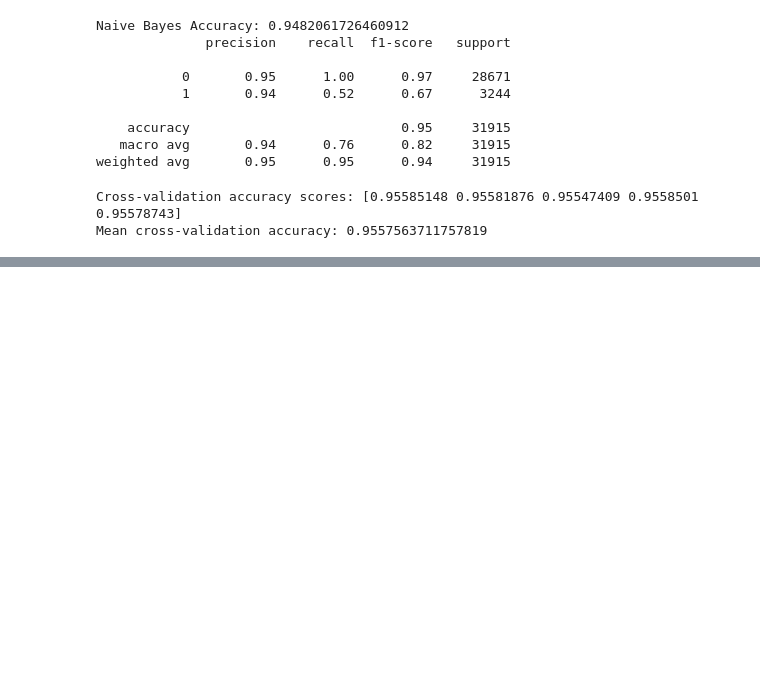
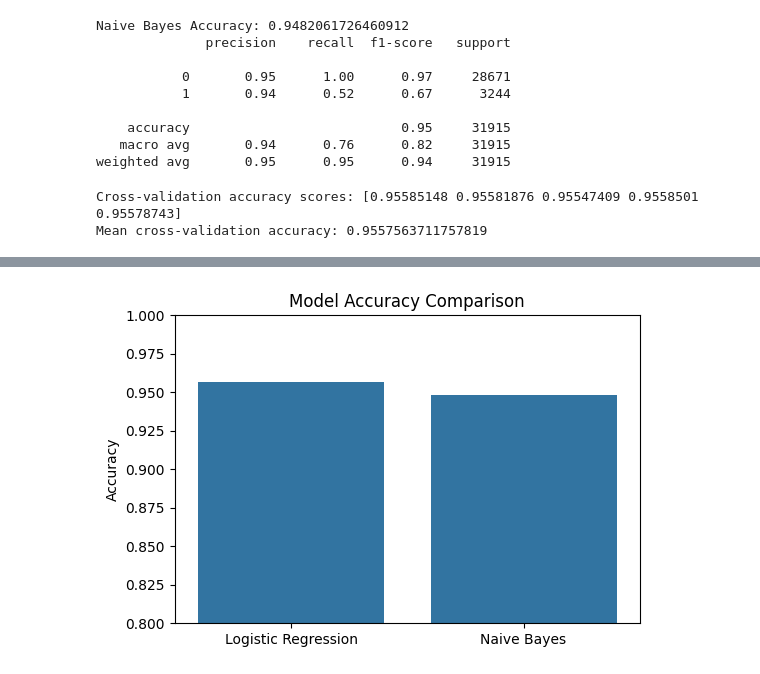
Before and after one commit to jasrulete/toxic-comment-detector, a Jupyter notebook: notebooks/toxic_comment_training.ipynb, the cells around one changed output, grey strips where cells are left out. Saved outputs shown, nothing was run; the diff lists cells and outputs as text; code cells hidden in the pictures; blank space fills up the shorter version.

```diff
--- a/notebooks/toxic_comment_training.ipynb
+++ b/notebooks/toxic_comment_training.ipynb
@@ -200,0 +257,16 @@ Mean cross-validation accuracy: 0.9557563711757819
+# %%
+# Store accuracy results
+models = ["Logistic Regression", "Naive Bayes"]
+accuracies = [
+    accuracy_score(y_test, lr_preds),
+    accuracy_score(y_test, nb_preds)
+]
+
+plt.figure(figsize=(6,4))
+sns.barplot(x=models, y=accuracies)
+plt.title("Model Accuracy Comparison")
+plt.ylabel("Accuracy")
+plt.ylim(0.8, 1.0)
+plt.show()
+# %% [output]
+[figure, added]
```
Also changed, not shown: parts of 3 cells of this notebook.
